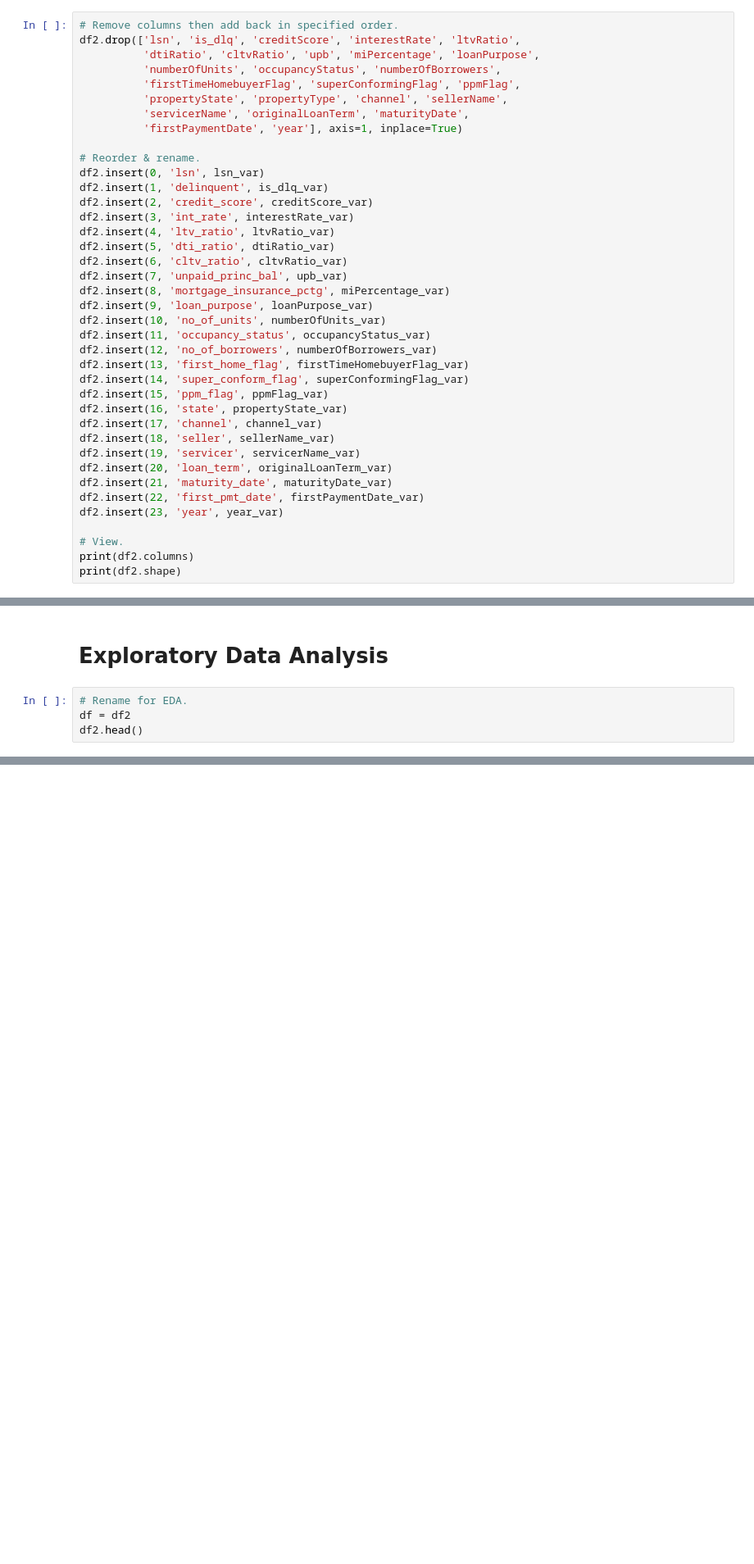
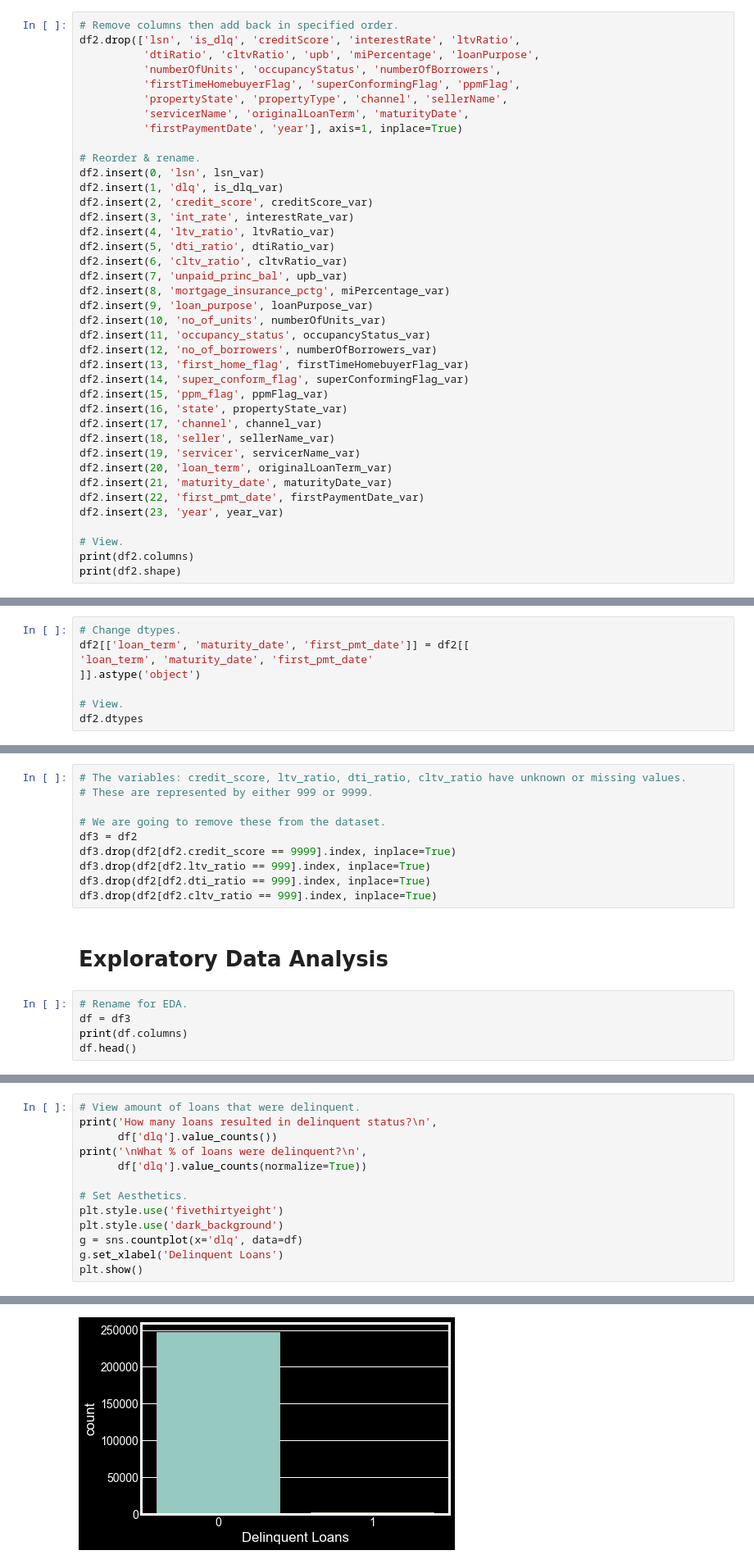
Before and after one commit to MitchellEwing/Freddie-Mac-Housing-Loans, a Jupyter notebook: Freddie-Mac-Single-Family-Loans.ipynb, the cells around one changed output, grey strips where cells are left out. Shown at 82% size. Cells and saved outputs as stored; diff of their text form; blank space fills up the shorter version.

```diff
--- a/Freddie-Mac-Single-Family-Loans.ipynb
+++ b/Freddie-Mac-Single-Family-Loans.ipynb
@@ -420,7 +431,7 @@ df2.drop(['lsn', 'is_dlq', 'creditScore', 'interestRate', 'ltvRatio',
 
 # Reorder & rename.
 df2.insert(0, 'lsn', lsn_var)
-df2.insert(1, 'delinquent', is_dlq_var)
+df2.insert(1, 'dlq', is_dlq_var)
 df2.insert(2, 'credit_score', creditScore_var)
 df2.insert(3, 'int_rate', interestRate_var)
 df2.insert(4, 'ltv_ratio', ltvRatio_var)
@@ -465,0 +470,8 @@ Index(['lsn', 'delinquent', 'credit_score', 'int_rate', 'ltv_ratio',
+# %%
+# Change dtypes.
+df2[['loan_term', 'maturity_date', 'first_pmt_date']] = df2[[
+'loan_term', 'maturity_date', 'first_pmt_date'
+]].astype('object')
+
+# View.
+df2.dtypes
@@ -466,6 +562,17 @@ Index(['lsn', 'delinquent', 'credit_score', 'int_rate', 'ltv_ratio',
+# %%
+# The variables: credit_score, ltv_ratio, dti_ratio, cltv_ratio have unknown or missing values.
+# These are represented by either 999 or 9999.
+
+# We are going to remove these from the dataset.
+df3 = df2
+df3.drop(df2[df2.credit_score == 9999].index, inplace=True)
+df3.drop(df2[df2.ltv_ratio == 999].index, inplace=True)
+df3.drop(df2[df2.dti_ratio == 999].index, inplace=True)
+df3.drop(df2[df2.cltv_ratio == 999].index, inplace=True)
 # %% [markdown]
 # Exploratory Data Analysis
 # %%
 # Rename for EDA.
-df = df2
-df2.head()
+df = df3
+print(df.columns)
+df.head()
@@ -471,0 +606,14 @@ df2.head()
+# %%
+# View amount of loans that were delinquent.
+print('How many loans resulted in delinquent status?\n',
+      df['dlq'].value_counts())
+print('\nWhat % of loans were delinquent?\n',
+      df['dlq'].value_counts(normalize=True))
+
+# Set Aesthetics.
+plt.style.use('fivethirtyeight')
+plt.style.use('dark_background')
+g = sns.countplot(x='dlq', data=df)
+g.set_xlabel('Delinquent Loans')
+plt.show()
+# %% [output]
@@ -471,0 +629 @@ df2.head()
+[figure, added]
```
Also changed, not shown: parts of 42 cells of this notebook.
